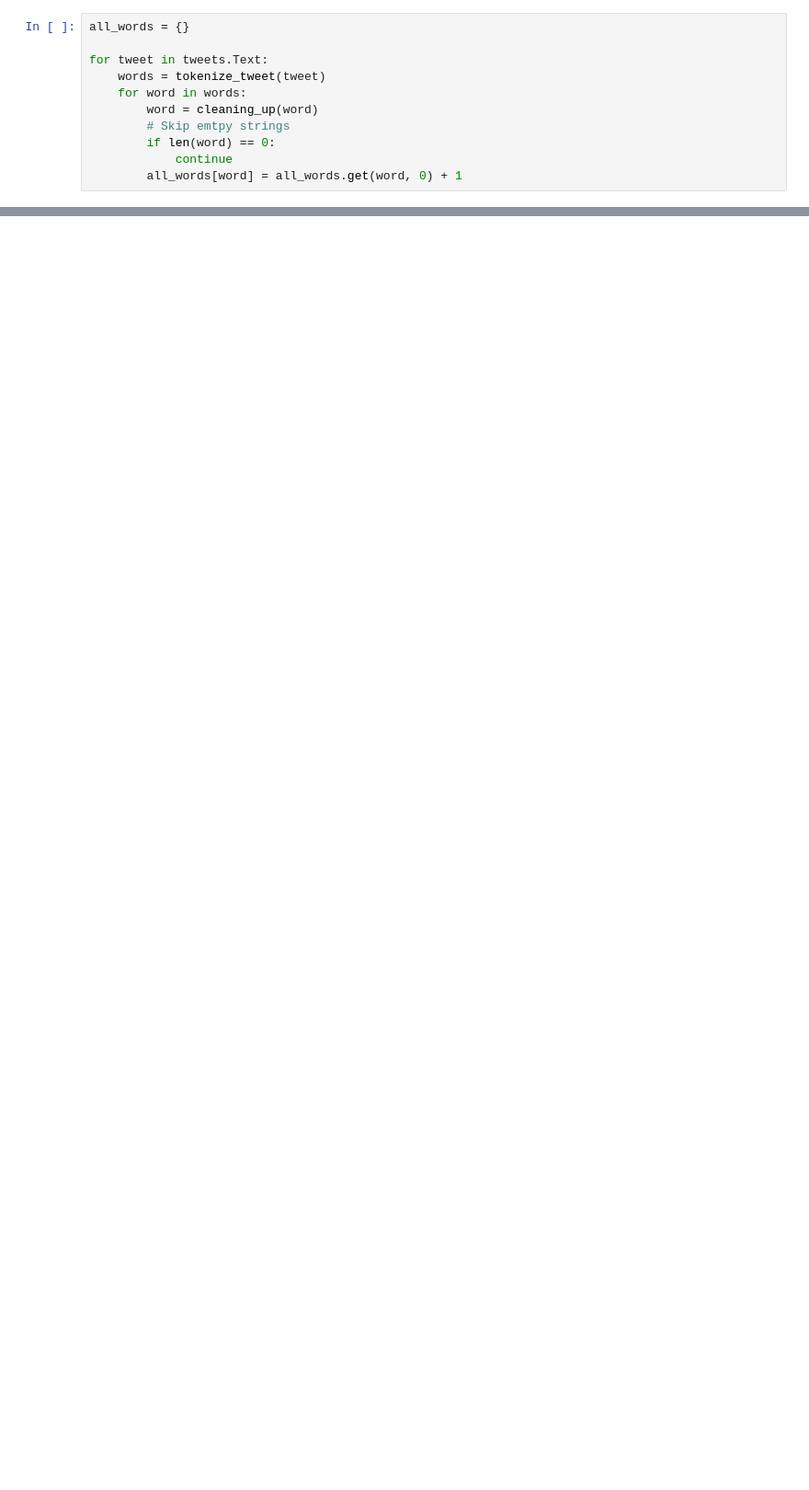
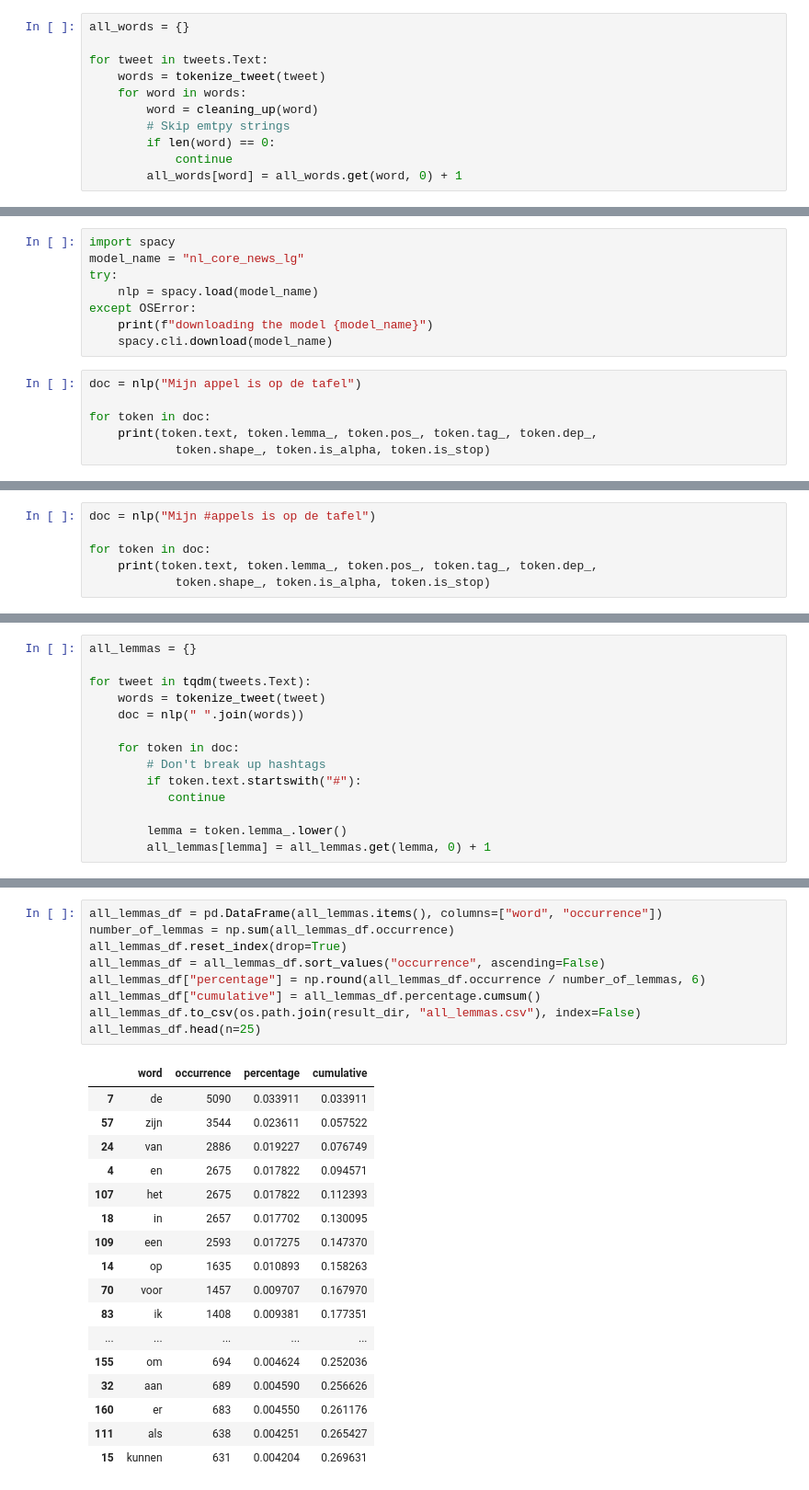
Before and after one commit to wagenrace/twitter-word-trends-NL, a Jupyter notebook: scrape_twitter/word_count.ipynb, the cells around one changed output, grey strips where cells are left out. Shown: that part at 92% size. Drawn from its saved outputs; the diff is of its cells as text; blank space fills up the shorter version.

```diff
--- a/scrape_twitter/word_count.ipynb
+++ b/scrape_twitter/word_count.ipynb
@@ -70,0 +79,14 @@ all_words_df.head(n=25)
+# %%
+import spacy
+model_name = "nl_core_news_lg"
+try:
+    nlp = spacy.load(model_name)
+except OSError:
+    print(f"downloading the model {model_name}")
+    spacy.cli.download(model_name)
+# %%
+doc = nlp("Mijn appel is op de tafel")
+
+for token in doc:
+    print(token.text, token.lemma_, token.pos_, token.tag_, token.dep_,
+            token.shape_, token.is_alpha, token.is_stop)
@@ -70,0 +100,6 @@ all_words_df.head(n=25)
+# %%
+doc = nlp("Mijn #appels is op de tafel")
+
+for token in doc:
+    print(token.text, token.lemma_, token.pos_, token.tag_, token.dep_,
+            token.shape_, token.is_alpha, token.is_stop)
@@ -70,0 +114,14 @@ all_words_df.head(n=25)
+# %%
+all_lemmas = {}
+
+for tweet in tqdm(tweets.Text):
+    words = tokenize_tweet(tweet)
+    doc = nlp(" ".join(words))
+
+    for token in doc:
+        # Don't break up hashtags
+        if token.text.startswith("#"):
+           continue
+
+        lemma = token.lemma_.lower()
+        all_lemmas[lemma] = all_lemmas.get(lemma, 0) + 1
@@ -70,0 +134,27 @@ all_words_df.head(n=25)
+# %%
+all_lemmas_df = pd.DataFrame(all_lemmas.items(), columns=["word", "occurrence"])
+number_of_lemmas = np.sum(all_lemmas_df.occurrence)
+all_lemmas_df.reset_index(drop=True)
+all_lemmas_df = all_lemmas_df.sort_values("occurrence", ascending=False)
+all_lemmas_df["percentage"] = np.round(all_lemmas_df.occurrence / number_of_lemmas, 6)
+all_lemmas_df["cumulative"] = all_lemmas_df.percentage.cumsum()
+all_lemmas_df.to_csv(os.path.join(result_dir, "all_lemmas.csv"), index=False)
+all_lemmas_df.head(n=25)
+# %% [output]
+|  | word | occurrence | percentage | cumulative |
+| 7 | de | 5090 | 0.033911 | 0.033911 |
+| 57 | zijn | 3544 | 0.023611 | 0.057522 |
+| 24 | van | 2886 | 0.019227 | 0.076749 |
+| 4 | en | 2675 | 0.017822 | 0.094571 |
+| 107 | het | 2675 | 0.017822 | 0.112393 |
+| 18 | in | 2657 | 0.017702 | 0.130095 |
+| 109 | een | 2593 | 0.017275 | 0.147370 |
+| 14 | op | 1635 | 0.010893 | 0.158263 |
+| 70 | voor | 1457 | 0.009707 | 0.167970 |
+| 83 | ik | 1408 | 0.009381 | 0.177351 |
+| ... | ... | ... | ... | ... |
+| 155 | om | 694 | 0.004624 | 0.252036 |
+| 32 | aan | 689 | 0.004590 | 0.256626 |
+| 160 | er | 683 | 0.004550 | 0.261176 |
+| 111 | als | 638 | 0.004251 | 0.265427 |
+| 15 | kunnen | 631 | 0.004204 | 0.269631 |
```
Also changed, not shown: parts of 15 cells of this notebook.
